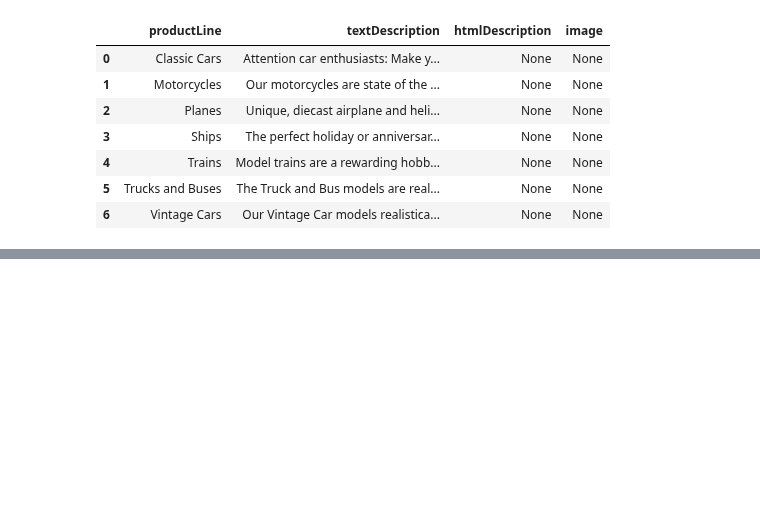
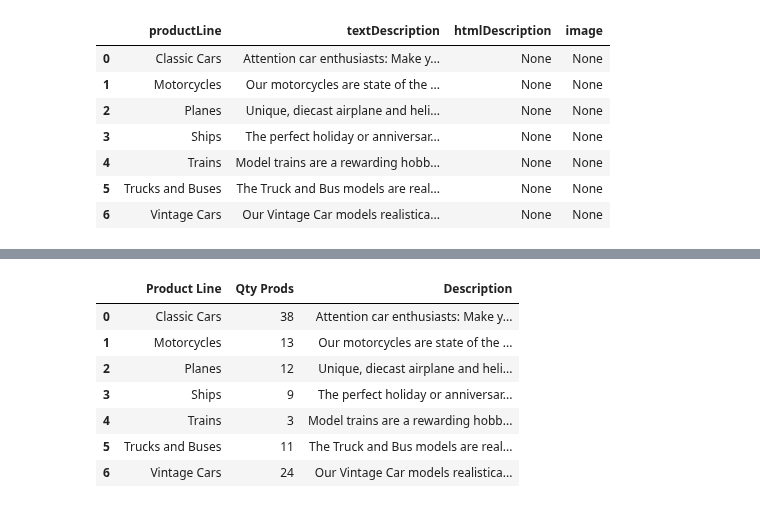
Before and after one commit to pveinberg/Curso_DataScience_Minsait, a Jupyter notebook: Notebooks/Aula01/Pandas_Sql.ipynb, the cells around one changed output, grey strips where cells are left out. Saved outputs shown, nothing was run; the diff lists cells and outputs as text; code cells hidden in the pictures; blank space fills up the shorter version.

```diff
--- a/Notebooks/Aula01/Pandas_Sql.ipynb
+++ b/Notebooks/Aula01/Pandas_Sql.ipynb
@@ -200,0 +170,20 @@ pd.DataFrame(productlines[['productLine', 'textDescription']] \
+# %%
+# Seleção de categorias com descrição e quantide de produtos em cada uma delas
+
+result_tmp = productlines[['product_line', 'description']] \
+    .merge(products[['code','product_line']], how='inner', on='product_line') \
+    [['product_line', 'code']].groupby('product_line').count() \
+    .merge(productlines[['product_line', 'description']], how='inner', on='product_line')
+
+# Melhora nos cabeçalhos
+result_tmp.columns = ['Product Line', 'Qty Prods', 'Description']
+result_tmp
+# %% [output]
+|  | Product Line | Qty Prods | Description |
+| 0 | Classic Cars | 38 | Attention car enthusiasts: Make y... |
+| 1 | Motorcycles | 13 | Our motorcycles are state of the ... |
+| 2 | Planes | 12 | Unique, diecast airplane and heli... |
+| 3 | Ships | 9 | The perfect holiday or anniversar... |
+| 4 | Trains | 3 | Model trains are a rewarding hobb... |
+| 5 | Trucks and Buses | 11 | The Truck and Bus models are real... |
+| 6 | Vintage Cars | 24 | Our Vintage Car models realistica... |
```
Also changed, not shown: parts of 12 cells of this notebook.
